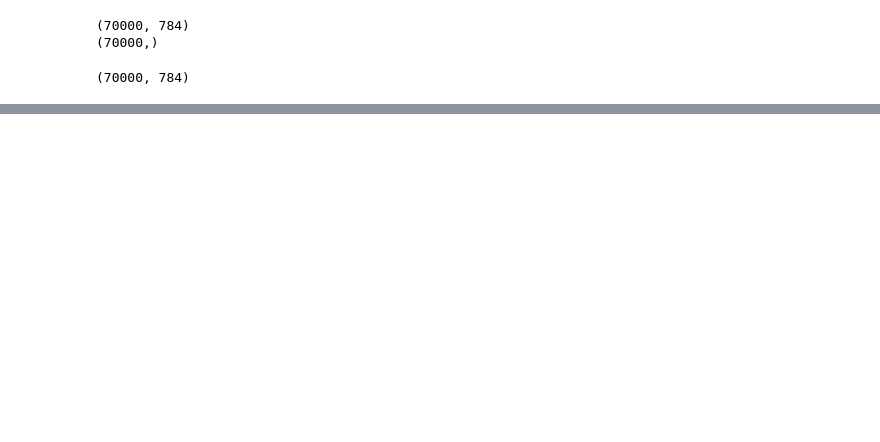
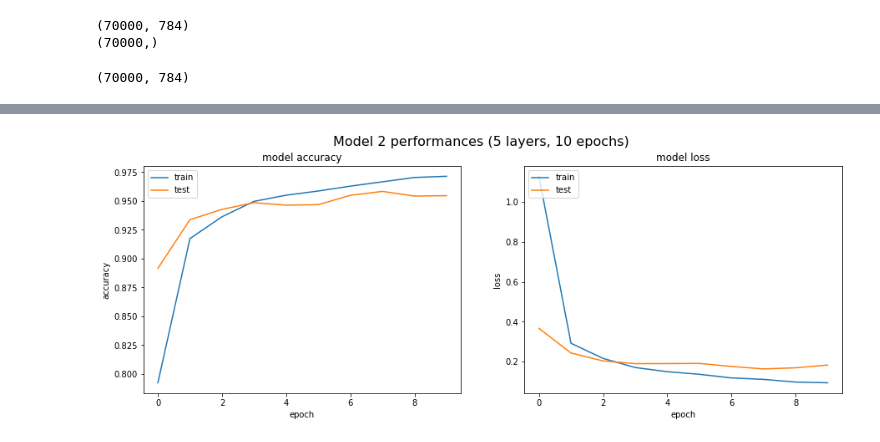
Before and after one commit to FrancescoTamborra/MNIST_vanilla_keras, a Jupyter notebook: MNIST_keras_DL.ipynb, the cells around one changed output, grey strips where cells are left out. Saved outputs shown, nothing was run; the diff lists cells and outputs as text; code cells hidden in the pictures; blank space fills up the shorter version.

```diff
--- a/MNIST_keras_DL.ipynb
+++ b/MNIST_keras_DL.ipynb
@@ -125,6 +146,6 @@ sns.heatmap(cf_matrix / sum(cf_matrix), fmt = '.2%', annot=True, cmap='Blues')
 # %%
 # Let's try a deeper model on 10 epochs:
-model_5l_h10 = Sequential([
+model_2 = Sequential([
   Dense(64, activation='relu', input_shape=(784,)),
   Dense(64, activation='relu'),
   Dense(64, activation='relu'),
@@ -133,8 +154,9 @@ model_5l_h10 = Sequential([
 ])
 # %%
 # Compiling the model with classic hyperparameters
-model_5l_h10.compile(
+model_2.compile(
   optimizer='adam',
   loss='categorical_crossentropy',
   metrics=['accuracy'],
 )
+model_2.summary()
@@ -141,10 +182,10 @@ model_5l_h10.compile(
 # %%
-# Training the model: 10 epochs
-model_5l_h10.fit(
-  xtrain,
-  to_categorical(ytrain),
-  epochs=10,
-  batch_size=64,
+history_2 = model_2.fit(
+    xtrain,
+    to_categorical(ytrain),
+    validation_split=0.2,
+    epochs=10,
+    batch_size=64
 )
 # %% [output]
 Epoch 1/10
@@ -171 +211,24 @@ Epoch 10/10
+# %%
+# Let's see the performances of the model over epochs:
+fig = plt.figure(figsize=(15,5))
+fig.add_subplot(1,2,1)
+plt.title("Accuracy")
+plt.plot(history_2.history['accuracy'])
+plt.plot(history_2.history['val_accuracy'])
+plt.title('model accuracy')
+plt.ylabel('accuracy')
+plt.xlabel('epoch')
+plt.legend(['train', 'test'], loc='upper left')
+fig.add_subplot(1,2,2)
+plt.title("Loss")
+plt.plot(history_2.history['loss'])
+plt.plot(history_2.history['val_loss'])
+plt.title('model loss')
+plt.ylabel('loss')
+plt.xlabel('epoch')
+plt.legend(['train', 'test'], loc='upper left')
+fig.suptitle('Model 2 performances (5 layers, 10 epochs)', fontsize=16)
+plt.show()
+# %% [output]
+[figure, added]
 # %%
```
Also changed, not shown: parts of 14 cells of this notebook.
